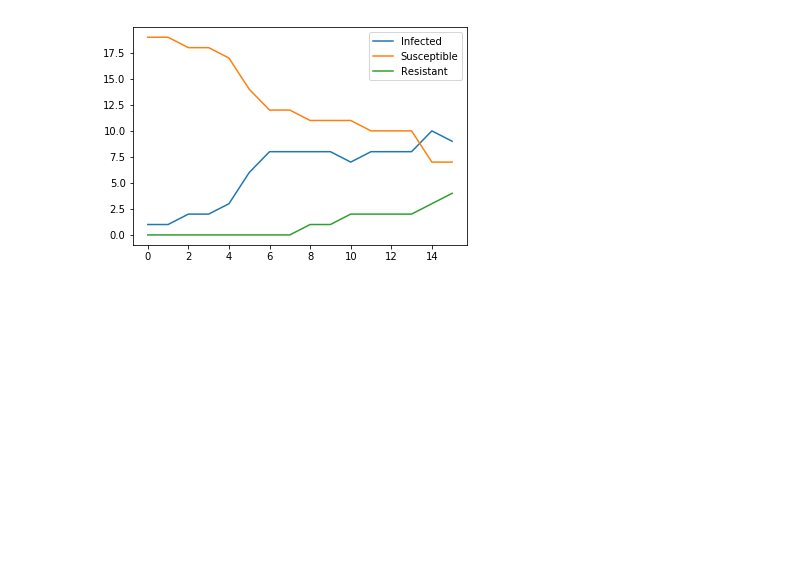
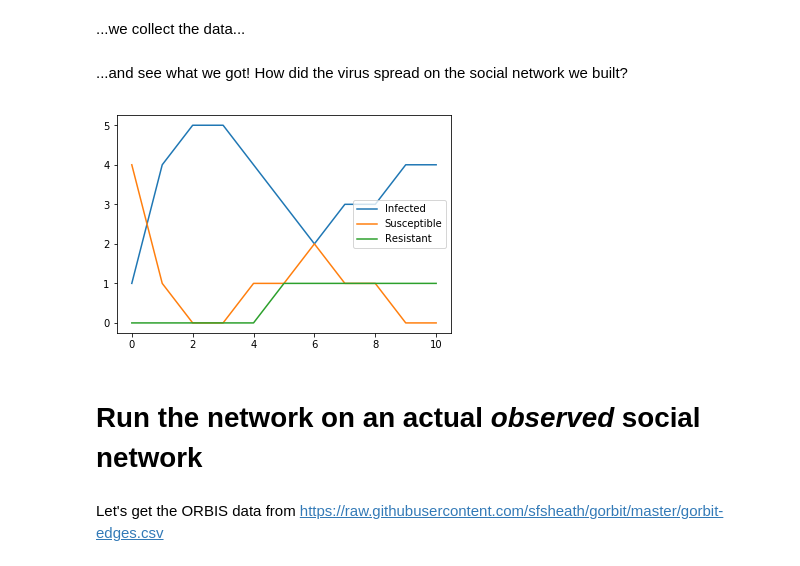
Before and after one commit to o-date/abm, a Jupyter notebook: virus_on_network/Virus.ipynb, the cells around one changed output. Saved outputs shown, nothing was run; the diff lists cells and outputs as text; code cells hidden in the pictures; blank space fills up the shorter version.

```diff
--- a/virus_on_network/Virus.ipynb
+++ b/virus_on_network/Virus.ipynb
@@ -12,5 +34,5 @@ from virus_on_network.model import VirusOnNetwork
 # %%
-model = VirusOnNetwork(num_nodes=20,
+model = VirusOnNetwork(num_nodes=5,
                        avg_node_degree=3,
                        initial_outbreak_size=1,
                        virus_spread_chance=0.4,
@@ -20,8 +46,16 @@ model = VirusOnNetwork(num_nodes=20,
 # %%
-model.run_model(n=5)
+model.run_model(n=10)
+# %% [markdown]
+...we collect the data...
 # %%
 model_out = model.datacollector.get_model_vars_dataframe()
+# %% [markdown]
+...and see what we got! How did the virus spread on the social network we built?
 # %%
-ax = model_out.plot()
+results = model_out.plot()
 # %% [output]
-[figure, old version]
+[figure, new version]
+# %% [markdown]
+# Run the network on an actual _observed_ social network
+# %% [markdown]
+Let's get the ORBIS data from https://raw.githubusercontent.com/sfsheath/gorbit/master/gorbit-edges.csv
```
Also changed, not shown: parts of 26 cells of this notebook.
